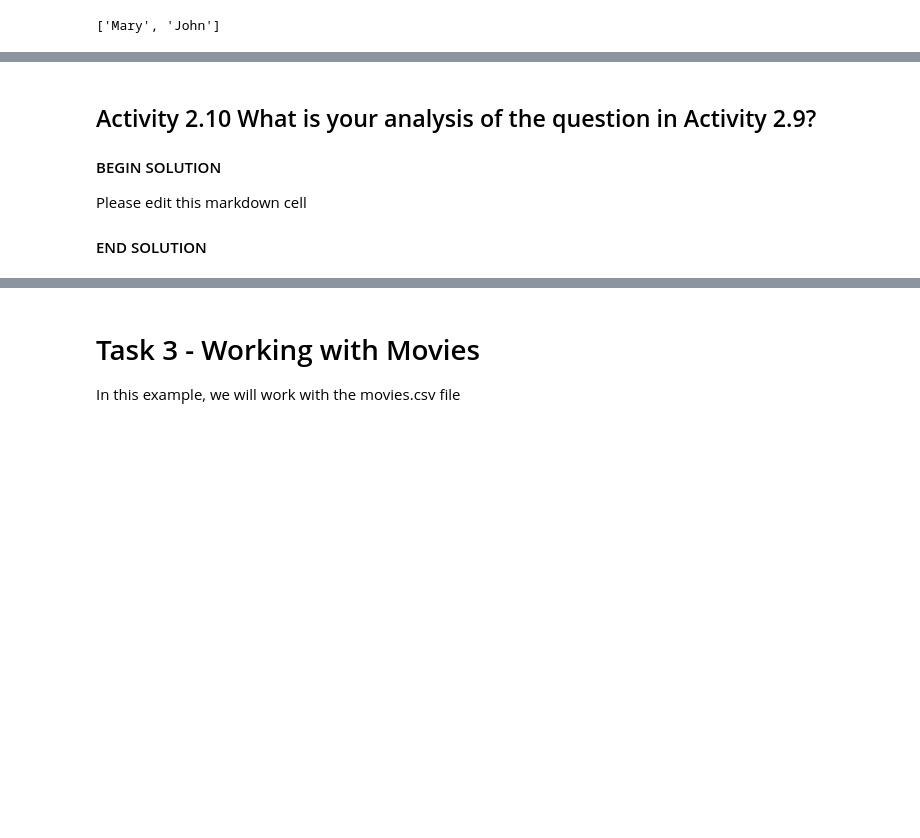
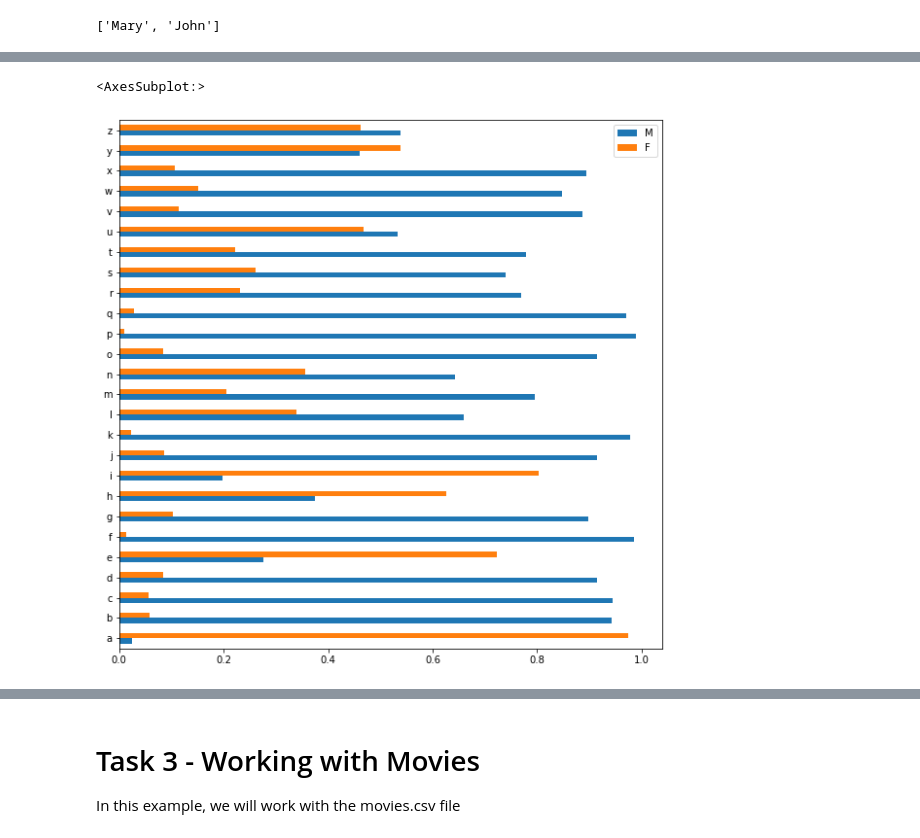
Before and after one commit to aarif-razak/cs439Work, a Jupyter notebook: Lab2/02_ahr58_Lab2.ipynb, the cells around one changed output, grey strips where cells are left out. Saved outputs shown, nothing was run; the diff lists cells and outputs as text; code cells hidden in the pictures; blank space fills up the shorter version.

```diff
--- a/Lab2/02_ahr58_Lab2.ipynb
+++ b/Lab2/02_ahr58_Lab2.ipynb
@@ -664,6 +642,47 @@ If you can plot a graph like this, you might be able to answer the question. The
-# %% [markdown]
-## Activity 2.10 What is your analysis of the question in Activity 2.9?
-
-#### BEGIN SOLUTION
-Please edit this markdown cell
-#### END SOLUTION
+# %%
+# your code to plot the graph as shown below (you need to consider all states, all years data)
+### BEGIN SOLUTION
+
+letters = ['a', 'b', 'c', 'd', 'e', 'f', 'g', 'h', 'i', 'j', 'k', 'l', 'm', 'n', 'o', 'p', 'q', 'r', 's', 't', 'u', 'v', 'w', 'x', 'y', 'z']
+
+
+modified = baby_names.copy() #error protection
+
+modified['Last Letter'] = modified['Name'].str[-1] #make new column of the last letter
+
+#modified.head()
+
+uniqueLettersMale = modified.loc[modified['Sex'] == 'M']['Last Letter'].value_counts()
+uniqueLettersFemale = modified.loc[modified['Sex'] == 'F']['Last Letter'].value_counts()
+
+#maleNamesNum = modified.loc[modified['Sex'] == 'M'].count()
+#femaleNamesNum =  modified.loc[modified['Sex'] == 'F'].count()
+
+#print(len(modified)== (maleNamesNum + femaleNamesNum))
+
+#loop through and grab each letter and calculate probability as needed, stuff into a list
+malePercentages = []
+femalePercentages = []
+
+for c in letters:
+    #grab the amounts of each
+    total = uniqueLettersFemale[c] + uniqueLettersMale[c]
+    malePercentages.append((uniqueLettersMale[c]/ total))
+    femalePercentages.append((uniqueLettersFemale[c]/ total))
+
+#print([malePercentages, femalePercentages])
+
+
+df = pd.DataFrame({
+    'M': malePercentages,
+    'F': femalePercentages
+}, index = letters)
+
+df.plot.barh(figsize=(10, 10))
+
+
+
+### END SOLUTIOlN
+# %% [output]
+<AxesSubplot:>
+[figure, added]
```
Also changed, not shown: parts of 5 cells of this notebook.
